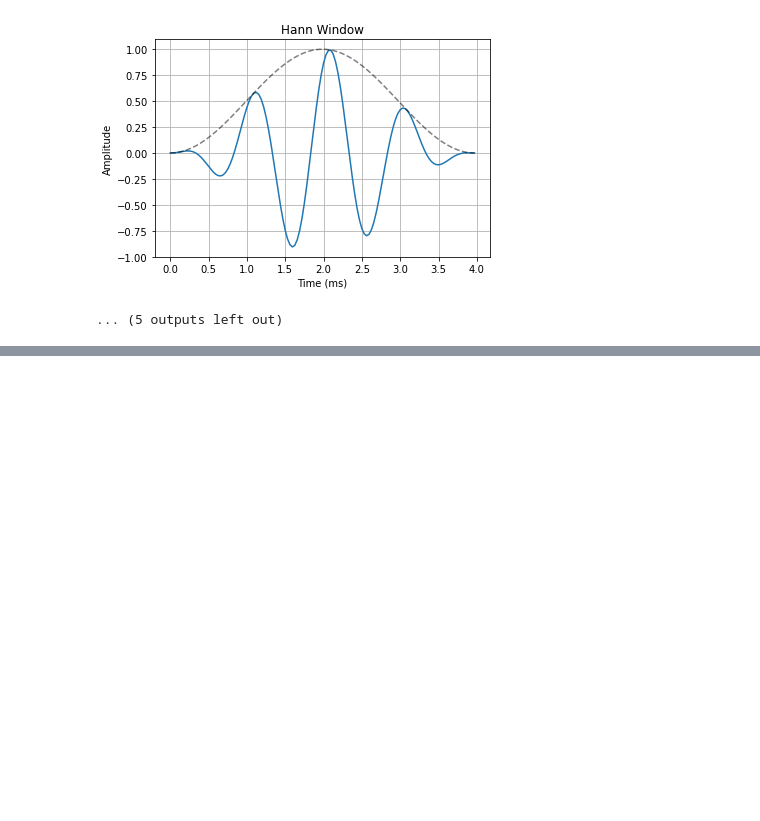
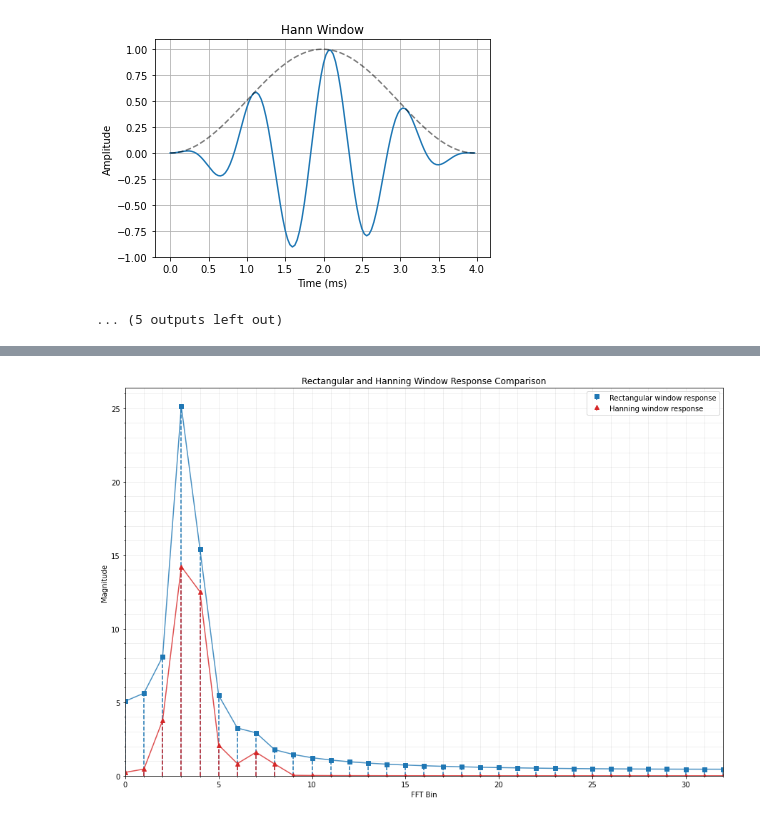
Before and after one commit to keatoncscheible/dsp_101, a Jupyter notebook: windowing.ipynb, the cells around one changed output, grey strips where cells are left out. Saved outputs shown, nothing was run; the diff lists cells and outputs as text; code cells hidden in the pictures; blank space fills up the shorter version.

Commit message:
Added low level signal with windowing example

```diff
--- a/windowing.ipynb
+++ b/windowing.ipynb
@@ -66,0 +71,51 @@ pass
+# %%
+import numpy as np
+import matplotlib.pyplot as plt
+from scipy.fft import fft
+from scipy.signal.windows import hanning
+
+# DFT parameters
+N = 64
+n = np.arange(0, N)
+
+# Strong signal parameters
+A_strong = 1
+k_strong = 3.4
+theta_strong = 0
+x_strong = A_strong * np.sin(2*np.pi * k_strong * n / N + theta_strong)
+
+# Weak signal parameters
+A_weak = 0.1
+k_weak = 7
+theta_weak = 0
+x_weak = A_weak * np.sin(2*np.pi * k_weak * n / N + theta_weak)
+
+# Composite signal
+x_in = x_strong + x_weak
+
+# Window function
+# (you can try swapping this with other windows to see their responses)
+w = hanning
+window_name = w.__name__.capitalize()
+
+# Calculate the FFTs on the input and windowed input data
+y_fft = fft(x_in)
+y_fft_wind = fft(x_in * w(N))
+
+# Plot the comparison between the rectangular window and the selected window
+fig, ax = plt.subplots(figsize=(15,10))
+ax.minorticks_on()
+ax.grid(True, which='both', alpha=0.25)
+ax.stem(n, np.abs(y_fft), basefmt=' ', markerfmt='sC0', linefmt='C0--', label='Rectangular window response')
+ax.plot(n, np.abs(y_fft), c='C0', alpha = 0.8)
+ax.stem(n, np.abs(y_fft_wind), basefmt=' ', markerfmt='^C3', linefmt='C3--', label='{} window response'.format(window_name))
+ax.plot(n, np.abs(y_fft_wind), c='C3', alpha = 0.8)
+ax.set_xlabel('FFT Bin')
+ax.set_ylabel('Magnitude')
+ax.set_title('Rectangular and {} Window Response Comparison'.format(window_name))
+ax.set_xlim((0, N/2))
+ax.set_ylim(bottom=0)
+ax.legend()
+pass
+# %% [output]
+[figure, added]
```
Also changed, not shown: parts of 2 cells of this notebook.
